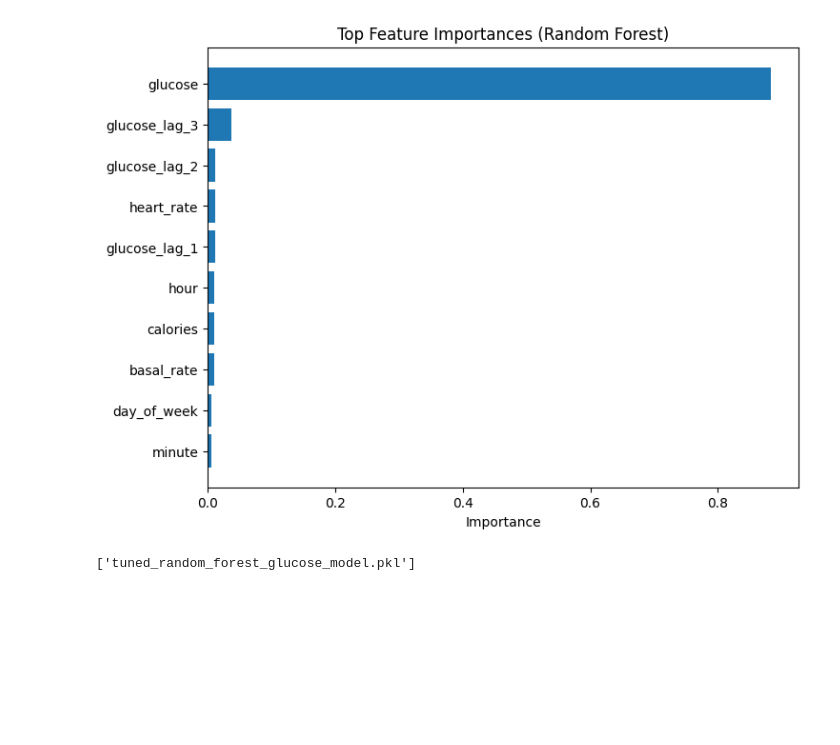
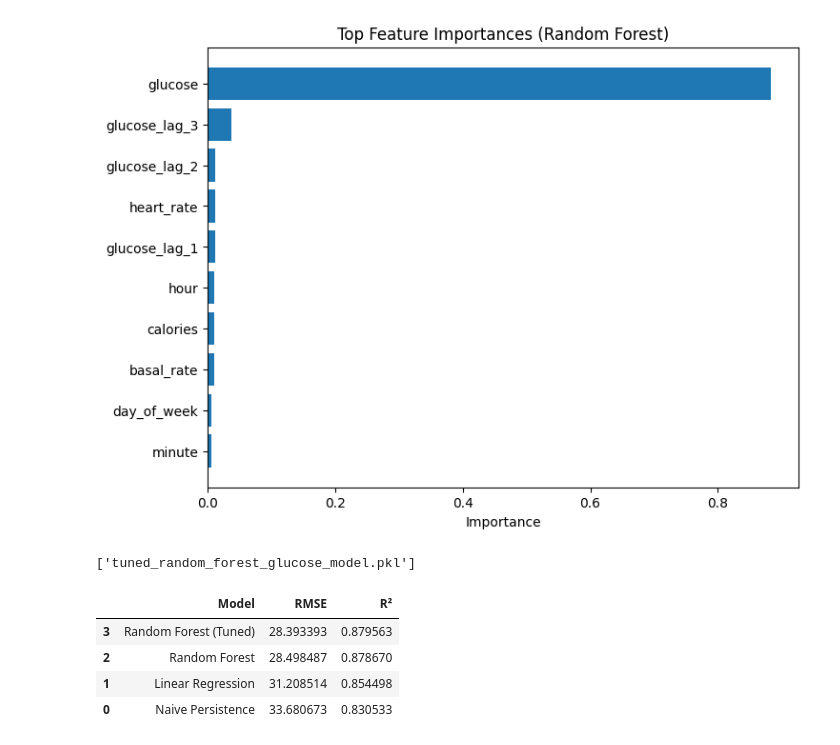
Before and after one commit to train013/Glucose-ML-Model, a Jupyter notebook: Multiple_Regression_Analysis_on_Diabetes_Dataset/Multiple_Linear_Regression.ipynb, the cells around one changed output. Drawn from its saved outputs; the diff is of its cells as text; code cells hidden in the pictures; blank space fills up the shorter version.

Commit message:
generate final model comparison results table

```diff
--- a/Multiple_Regression_Analysis_on_Diabetes_Dataset/Multiple_Linear_Regression.ipynb
+++ b/Multiple_Regression_Analysis_on_Diabetes_Dataset/Multiple_Linear_Regression.ipynb
@@ -845,3 +845,34 @@ import joblib
 joblib.dump(best_rf_model, "tuned_random_forest_glucose_model.pkl")
 # %% [output]
 ['tuned_random_forest_glucose_model.pkl']
+# %%
+# Final summary table
+
+final_results = pd.DataFrame({
+    "Model": [
+        "Naive Persistence",
+        "Linear Regression",
+        "Random Forest",
+        "Random Forest (Tuned)"
+    ],
+    "RMSE": [
+        rmse_naive,
+        31.208514,
+        28.498487,
+        rmse_best_rf
+    ],
+    "R²": [
+        r2_naive,
+        0.854498,
+        0.878670,
+        r2_best_rf
+    ]
+})
+
+final_results.sort_values(by="RMSE")
+# %% [output]
+|  | Model | RMSE | R² |
+| 3 | Random Forest (Tuned) | 28.393393 | 0.879563 |
+| 2 | Random Forest | 28.498487 | 0.878670 |
+| 1 | Linear Regression | 31.208514 | 0.854498 |
+| 0 | Naive Persistence | 33.680673 | 0.830533 |
```
